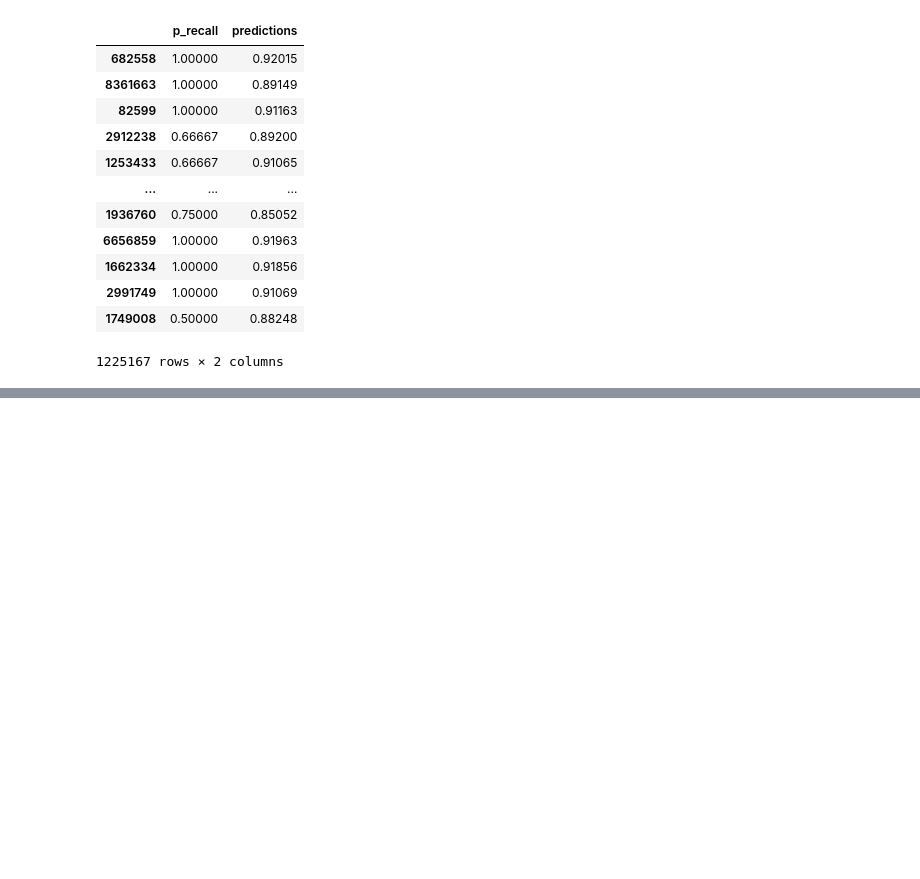
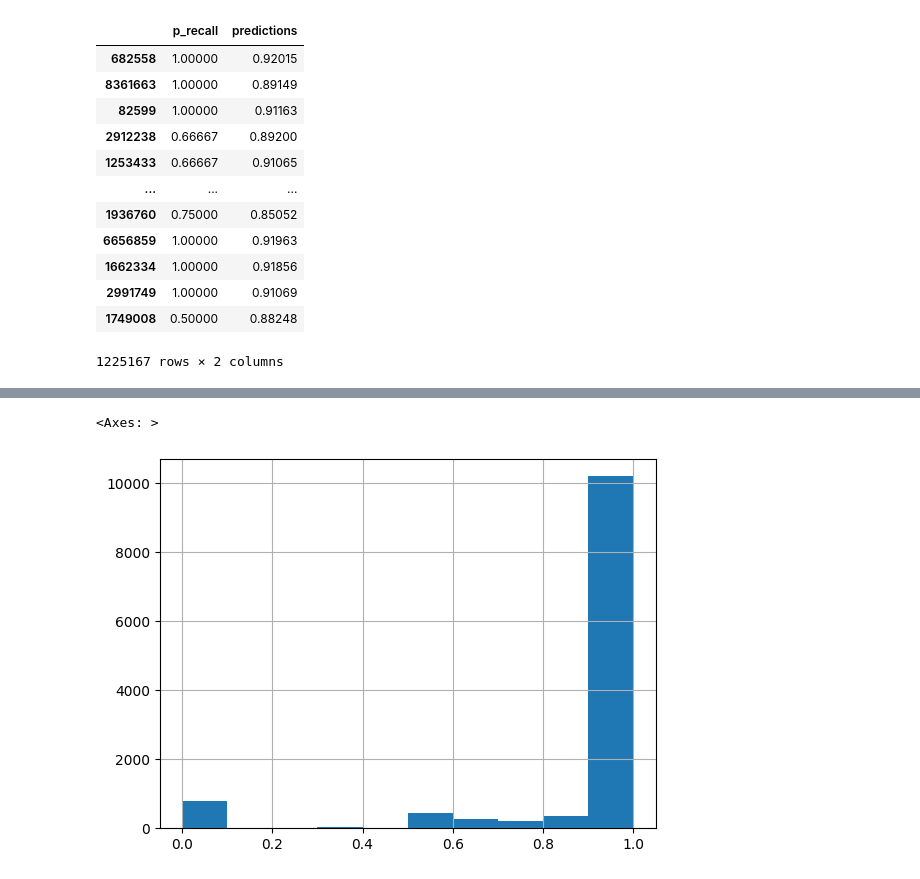
Before and after one commit to juliakubisa/spaced_repetition_algorithm, a Jupyter notebook: notebooks/baseline_models.ipynb, the cells around one changed output, grey strips where cells are left out. Cells and saved outputs as stored; diff of their text form; code cells hidden in the pictures; blank space fills up the shorter version.

```diff
--- a/notebooks/baseline_models.ipynb
+++ b/notebooks/baseline_models.ipynb
@@ -346,0 +370,5 @@ full_df_all[['p_recall', 'predictions']]
+# %%
+full_df_all['p_recall'].hist()
+# %% [output]
+<Axes: >
+[figure, added]
```
Also changed, not shown: parts of 13 cells of this notebook, 1 other file.
